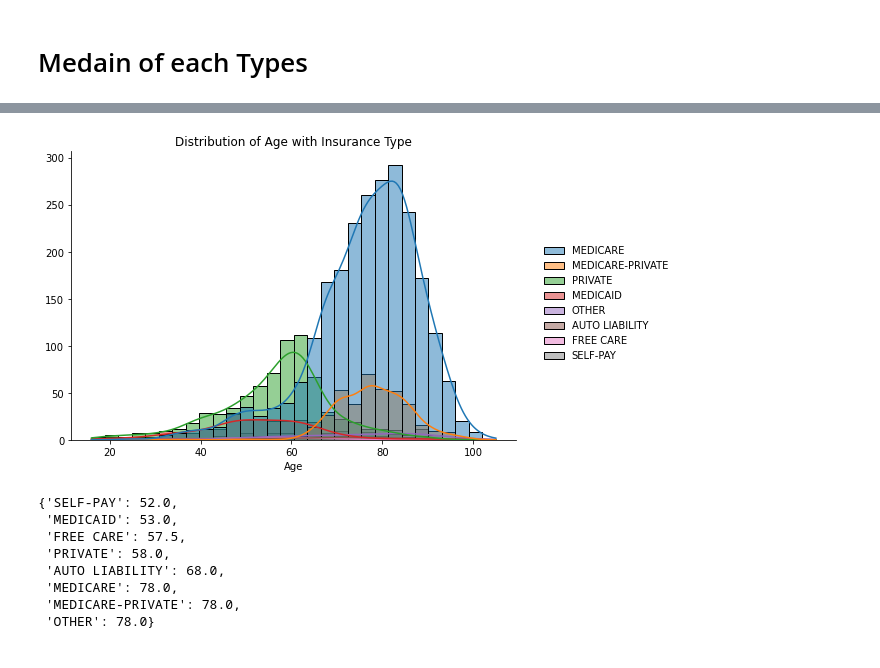
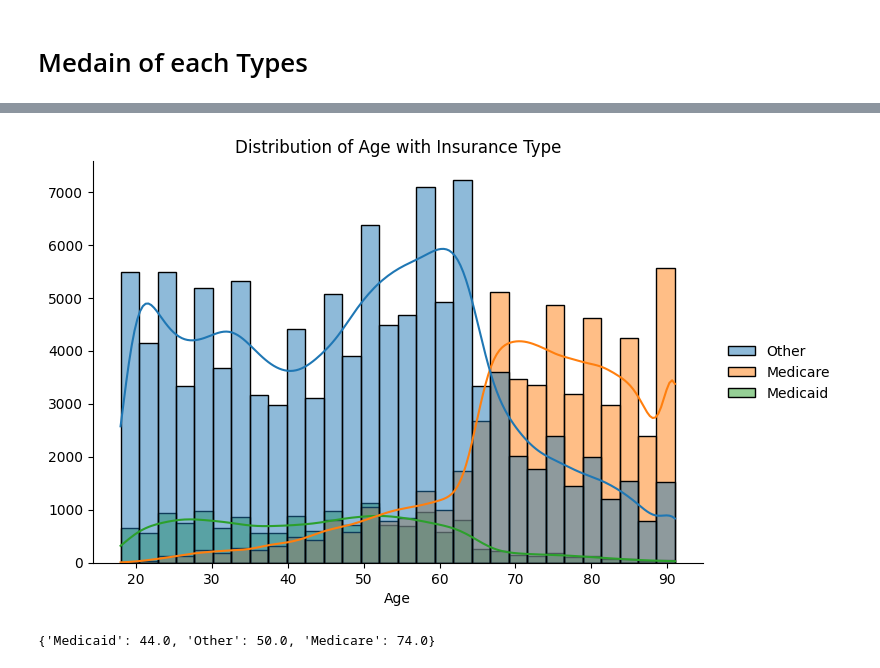
Before and after one commit to BuiHoangTu/Disease_Prediction_MIMIC_II, a Jupyter notebook: 02_Demographics.ipynb, the cells around one changed output, grey strips where cells are left out. Saved outputs shown, nothing was run; the diff lists cells and outputs as text; code cells hidden in the pictures.

```diff
--- a/02_Demographics.ipynb
+++ b/02_Demographics.ipynb
@@ -301,30 +303,23 @@ dict(sorted(d.items(), key=lambda item: item[1]))
 # %%
-sns.displot(data = note2_df, x = "age_at_adm", bins = 30 , hue = 'overall_payor_group_descr',
+sns.displot(data = note2_df, x = "anchor_age", bins = 30 , hue = 'insurance',
             kde = True, height =4.75, aspect = 1.5).legend.set_title(None)
 
 plt.xlabel(x:="Age")
 plt.ylabel(y:="")
 
 plt.title(t:="Distribution of Age with Insurance Type")
 plt.xticks(rotation=0)
 
-plt.savefig(f"EDA_{t}.jpeg", bbox_inches = "tight")
+plt.savefig(POST_PROCESS_PATH + f"EDA_{t}.jpeg", bbox_inches = "tight")
 
 plt.show()
 # %% [output]
-[figure, old version]
+[figure, new version]
 # %%
 d = {}
-for i in note2_df["overall_payor_group_descr"].unique():
-    a = mean_calc("overall_payor_group_descr", i)
+for i in note2_df["insurance"].unique():
+    a = mean_calc("insurance", i)
     d[i] = a
 dict(sorted(d.items(), key=lambda item: item[1]))
 # %% [output]
-{'SELF-PAY': 52.0,
- 'MEDICAID': 53.0,
- 'FREE CARE': 57.5,
- 'PRIVATE': 58.0,
- 'AUTO LIABILITY': 68.0,
- 'MEDICARE': 78.0,
- 'MEDICARE-PRIVATE': 78.0,
- 'OTHER': 78.0}
+{'Medicaid': 44.0, 'Other': 50.0, 'Medicare': 74.0}
```
Also changed, not shown: parts of 8 cells of this notebook.
